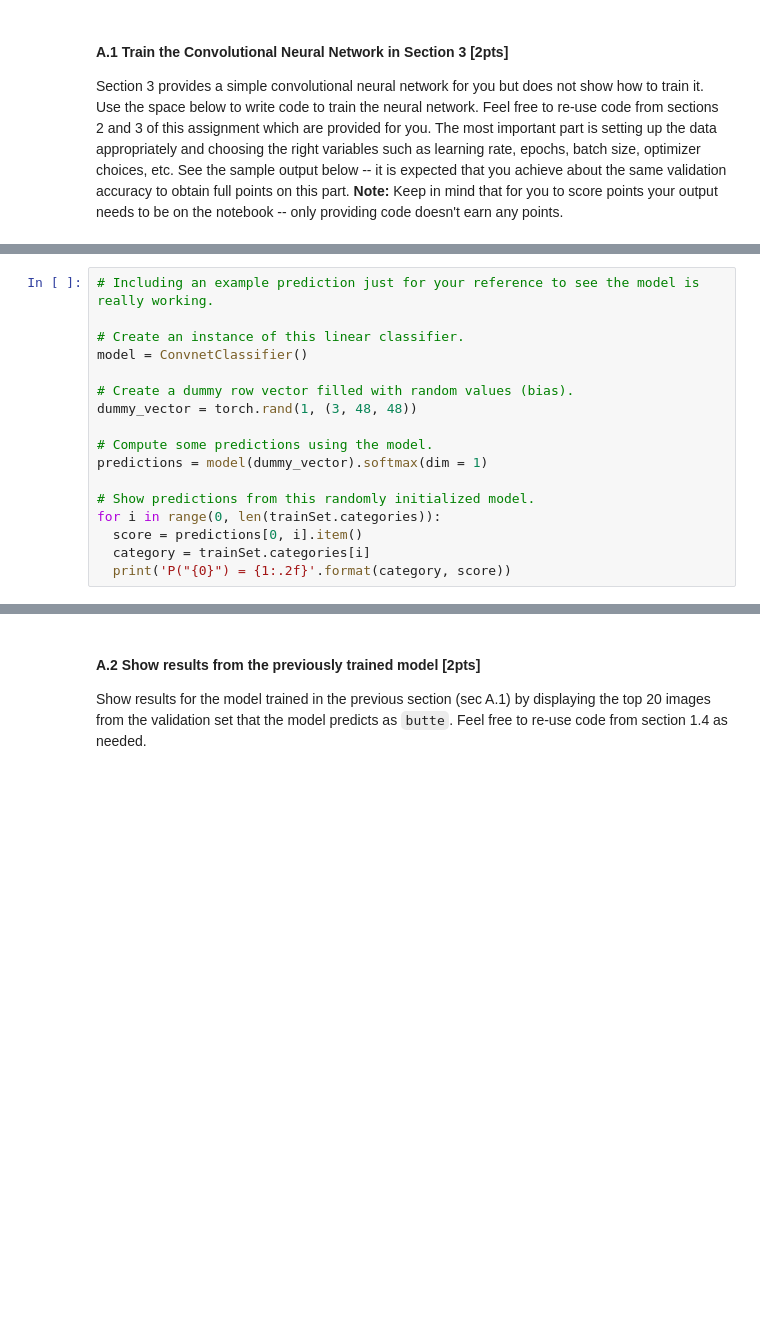
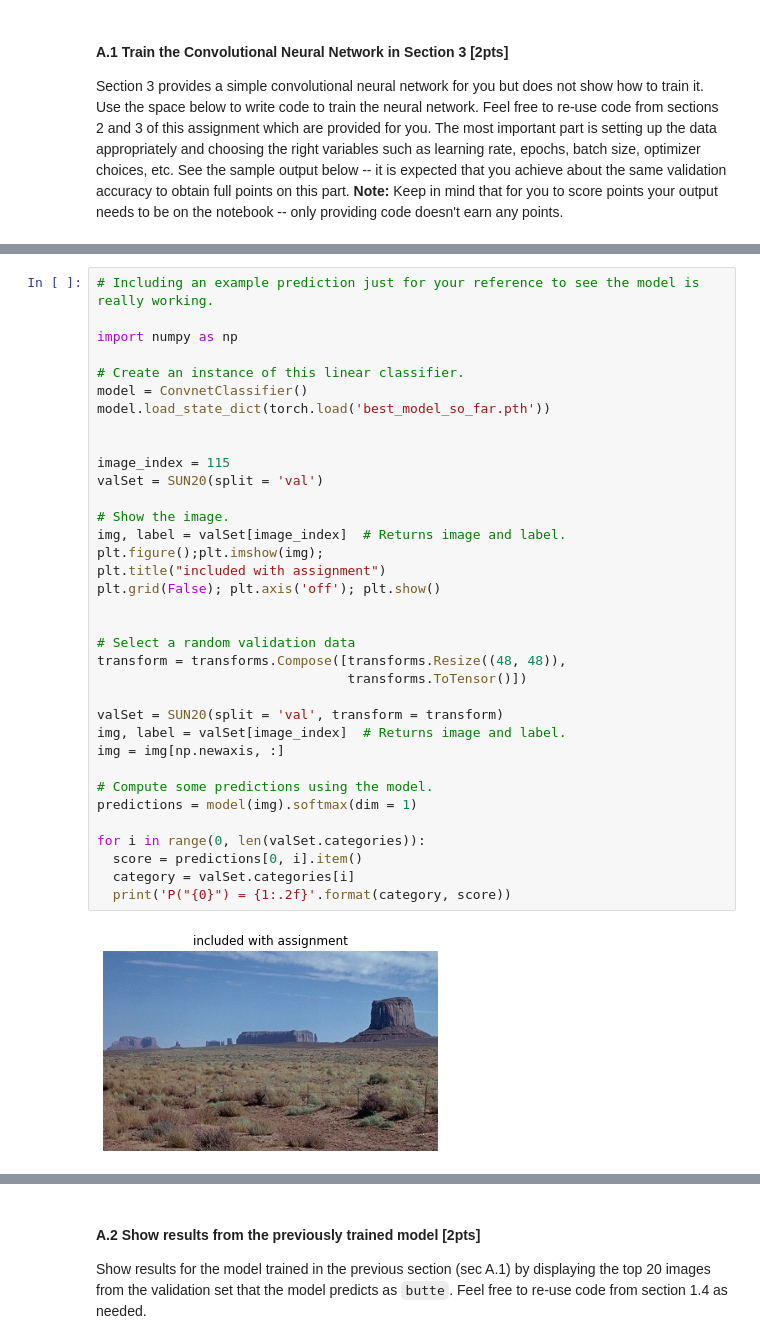
Before and after one commit to KBLin1996/Comp646-DL_for_Vision_and_Language, a Jupyter notebook: Assignment1_image_classification_and_CNN.ipynb, the cells around one changed output, grey strips where cells are left out. Cells and saved outputs as stored; diff of their text form; blank space fills up the shorter version.

```diff
--- a/Assignment1_image_classification_and_CNN.ipynb
+++ b/Assignment1_image_classification_and_CNN.ipynb
@@ -528,17 +527,37 @@ Loss
 # %%
 # Including an example prediction just for your reference to see the model is really working.
 
+import numpy as np
+
 # Create an instance of this linear classifier.
 model = ConvnetClassifier()
+model.load_state_dict(torch.load('best_model_so_far.pth'))
 
-# Create a dummy row vector filled with random values (bias).
-dummy_vector = torch.rand(1, (3, 48, 48))
+
+image_index = 115
+valSet = SUN20(split = 'val')
+
+# Show the image.
+img, label = valSet[image_index]  # Returns image and label.
+plt.figure();plt.imshow(img);
+plt.title("included with assignment")
+plt.grid(False); plt.axis('off'); plt.show()
+
+
+# Select a random validation data
+transform = transforms.Compose([transforms.Resize((48, 48)),
+                                transforms.ToTensor()])
+
+valSet = SUN20(split = 'val', transform = transform)
+img, label = valSet[image_index]  # Returns image and label.
+img = img[np.newaxis, :]
 
 # Compute some predictions using the model.
-predictions = model(dummy_vector).softmax(dim = 1)
+predictions = model(img).softmax(dim = 1)
 
-# Show predictions from this randomly initialized model.
-for i in range(0, len(trainSet.categories)):
+for i in range(0, len(valSet.categories)):
   score = predictions[0, i].item()
-  category = trainSet.categories[i]
+  category = valSet.categories[i]
   print('P("{0}") = {1:.2f}'.format(category, score))
+# %% [output]
+[figure, added]
```
Also changed, not shown: parts of 8 cells of this notebook.
